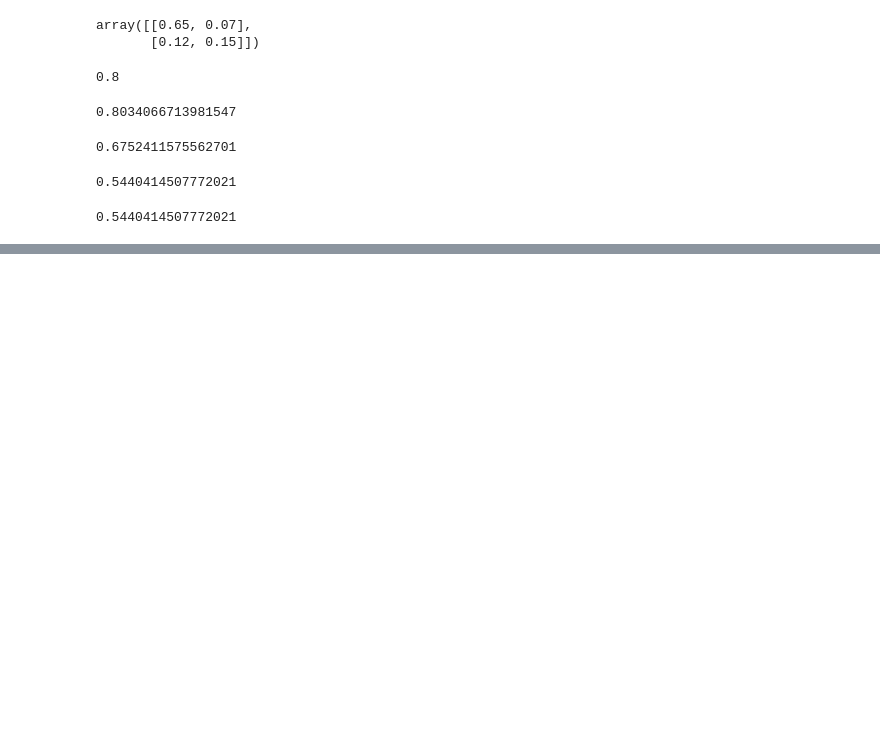
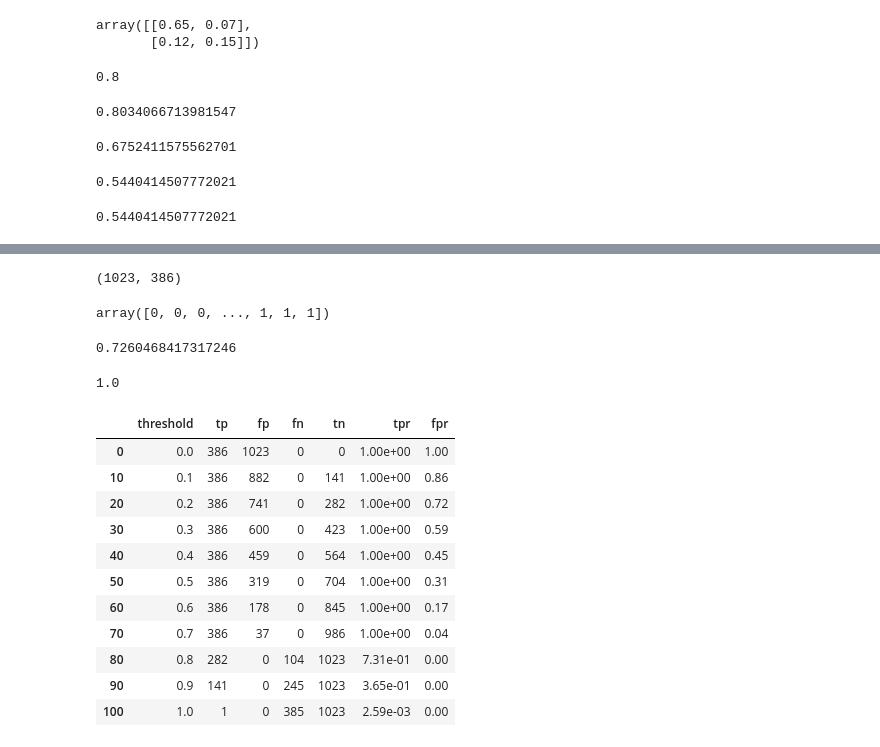
Before and after one commit to Rahul-YYC/ml-ops-projects, a Jupyter notebook: notebooks/ml-telco-churn-project/telco-customer-churn-accuracy.ipynb, the cells around one changed output, grey strips where cells are left out. Drawn from its saved outputs; the diff is of its cells as text; code cells hidden in the pictures; blank space fills up the shorter version.

```diff
--- a/notebooks/ml-telco-churn-project/telco-customer-churn-accuracy.ipynb
+++ b/notebooks/ml-telco-churn-project/telco-customer-churn-accuracy.ipynb
@@ -249,0 +296,11 @@ plt.legend()
+# %%
+num_neg = (y_val == 0).sum()
+num_pos = (y_val == 1).sum()
+num_neg, num_pos
+# %% [output]
+(1023, 386)
+# %%
+y_ideal = np.repeat([0, 1], [num_neg, num_pos])
+y_ideal
+# %% [output]
+array([0, 0, 0, ..., 1, 1, 1])
@@ -249,0 +309,24 @@ plt.legend()
+# %%
+1 - y_val.mean()
+# %% [output]
+0.7260468417317246
+# %%
+accuracy_score(y_ideal, y_ideal_pred >= 0.726)
+# %% [output]
+1.0
+# %%
+df_ideal = tpr_fpr_dataframe(y_ideal, y_ideal_pred)
+df_ideal[::10]
+# %% [output]
+|  | threshold | tp | fp | fn | tn | tpr | fpr |
+| 0 | 0.0 | 386 | 1023 | 0 | 0 | 1.00e+00 | 1.00 |
+| 10 | 0.1 | 386 | 882 | 0 | 141 | 1.00e+00 | 0.86 |
+| 20 | 0.2 | 386 | 741 | 0 | 282 | 1.00e+00 | 0.72 |
+| 30 | 0.3 | 386 | 600 | 0 | 423 | 1.00e+00 | 0.59 |
+| 40 | 0.4 | 386 | 459 | 0 | 564 | 1.00e+00 | 0.45 |
+| 50 | 0.5 | 386 | 319 | 0 | 704 | 1.00e+00 | 0.31 |
+| 60 | 0.6 | 386 | 178 | 0 | 845 | 1.00e+00 | 0.17 |
+| 70 | 0.7 | 386 | 37 | 0 | 986 | 1.00e+00 | 0.04 |
+| 80 | 0.8 | 282 | 0 | 104 | 1023 | 7.31e-01 | 0.00 |
+| 90 | 0.9 | 141 | 0 | 245 | 1023 | 3.65e-01 | 0.00 |
+| 100 | 1.0 | 1 | 0 | 385 | 1023 | 2.59e-03 | 0.00 |
```
Also changed, not shown: parts of 17 cells of this notebook.
